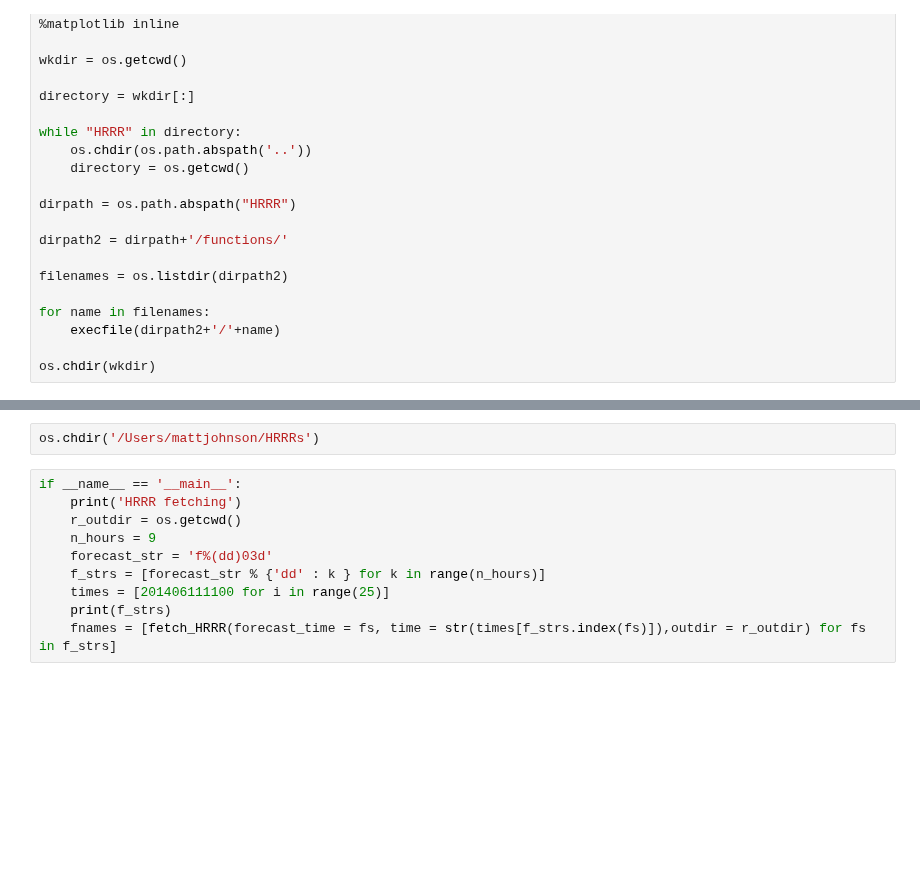
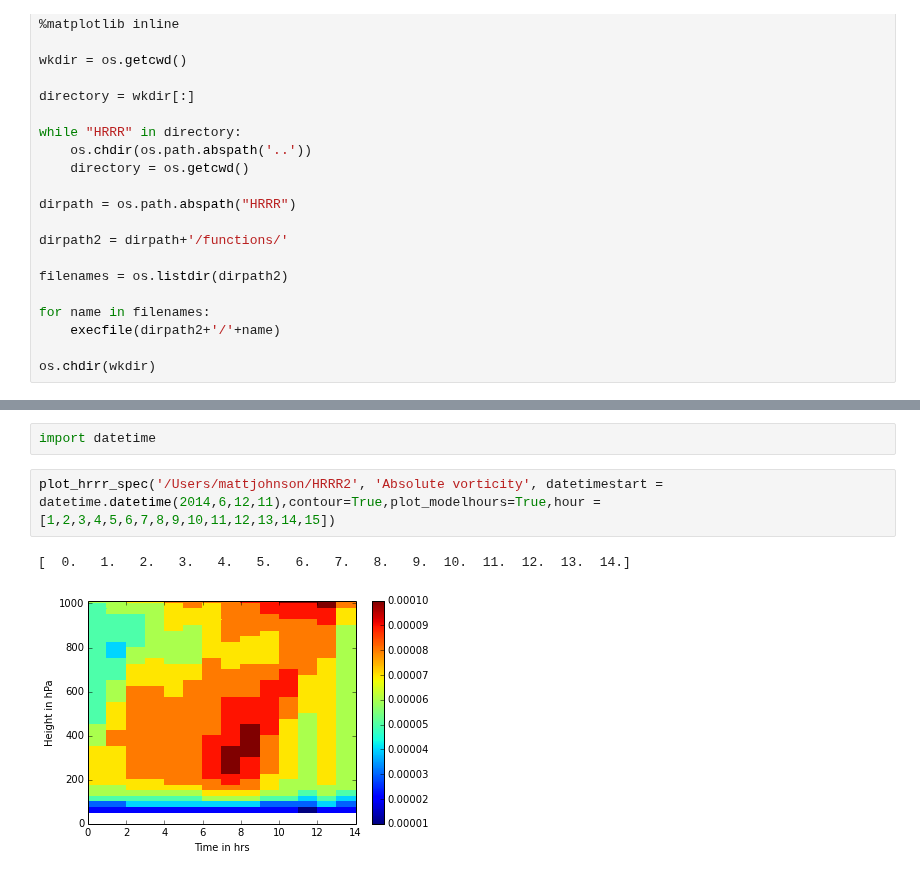
Before and after one commit to EVS-ATMOS/HRRR, a Jupyter notebook: notebooks/dayplots 2.ipynb, the cells around one changed output, grey strips where cells are left out. Cells and saved outputs as stored; diff of their text form; blank space fills up the shorter version.

Commit message:
plot function tweaking and allowance for using directories you aren't in

```diff
--- a/notebooks/dayplots 2.ipynb
+++ b/notebooks/dayplots 2.ipynb
@@ -58,12 +25,7 @@ def fetch_HRRR(forecast_time = 'f000', time = '', dimensionality = '3d', outdir
-# %%
-os.chdir('/Users/mattjohnson/HRRRs')
-# %%
-if __name__ == '__main__':
-    print('HRRR fetching')
-    r_outdir = os.getcwd()
-    n_hours = 9
-    forecast_str = 'f%(dd)03d'
-    f_strs = [forecast_str % {'dd' : k } for k in range(n_hours)]
-    times = [201406111100 for i in range(25)]
-    print(f_strs)
-    fnames = [fetch_HRRR(forecast_time = fs, time = str(times[f_strs.index(fs)]),outdir = r_outdir) for fs in f_strs]
+# %%
+import datetime
+# %%
+plot_hrrr_spec('/Users/mattjohnson/HRRR2', 'Absolute vorticity', datetimestart = datetime.datetime(2014,6,12,11),contour=True,plot_modelhours=True,hour = [1,2,3,4,5,6,7,8,9,10,11,12,13,14,15])
+# %% [output]
+[  0.   1.   2.   3.   4.   5.   6.   7.   8.   9.  10.  11.  12.  13.  14.]
+[figure, added]
```
Also changed, not shown: parts of 5 cells of this notebook, 7 other files.
